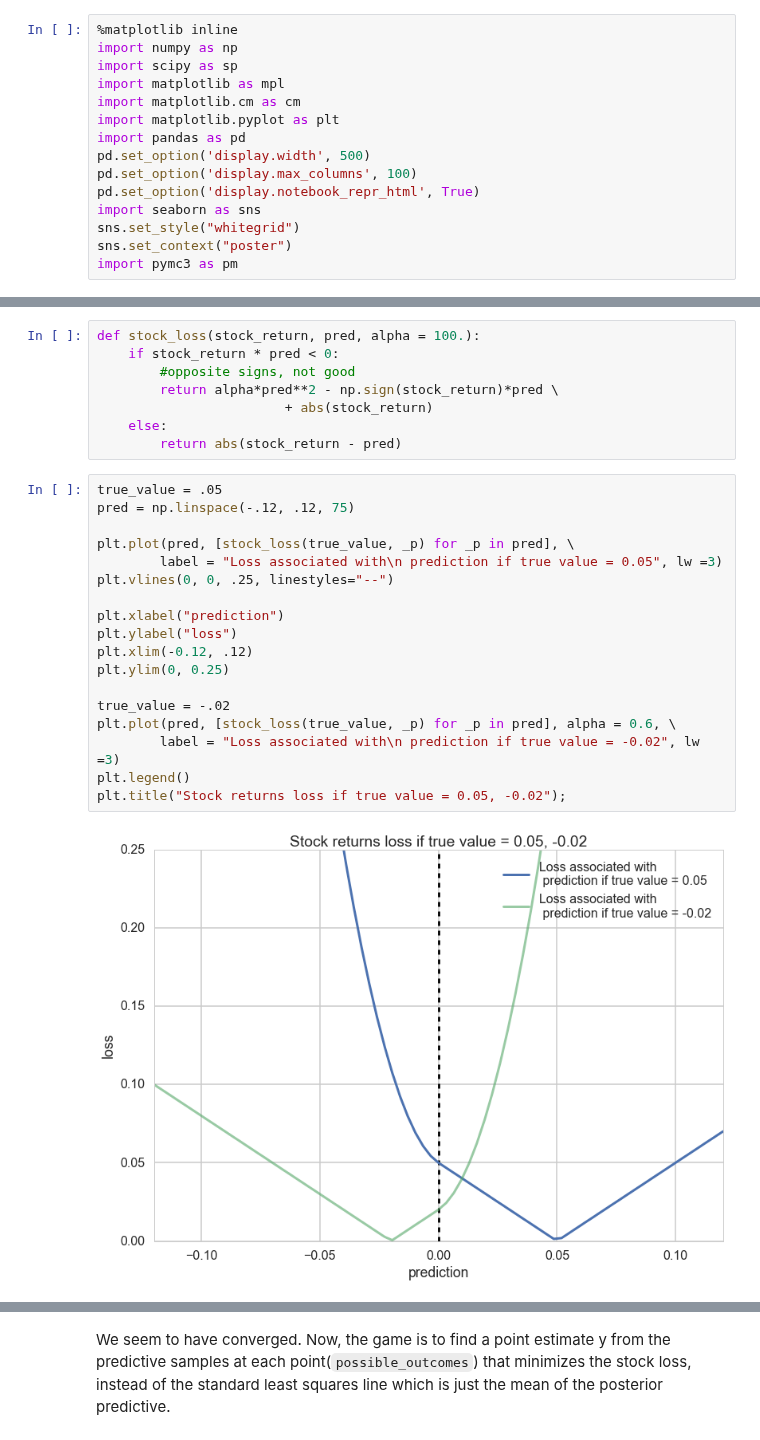
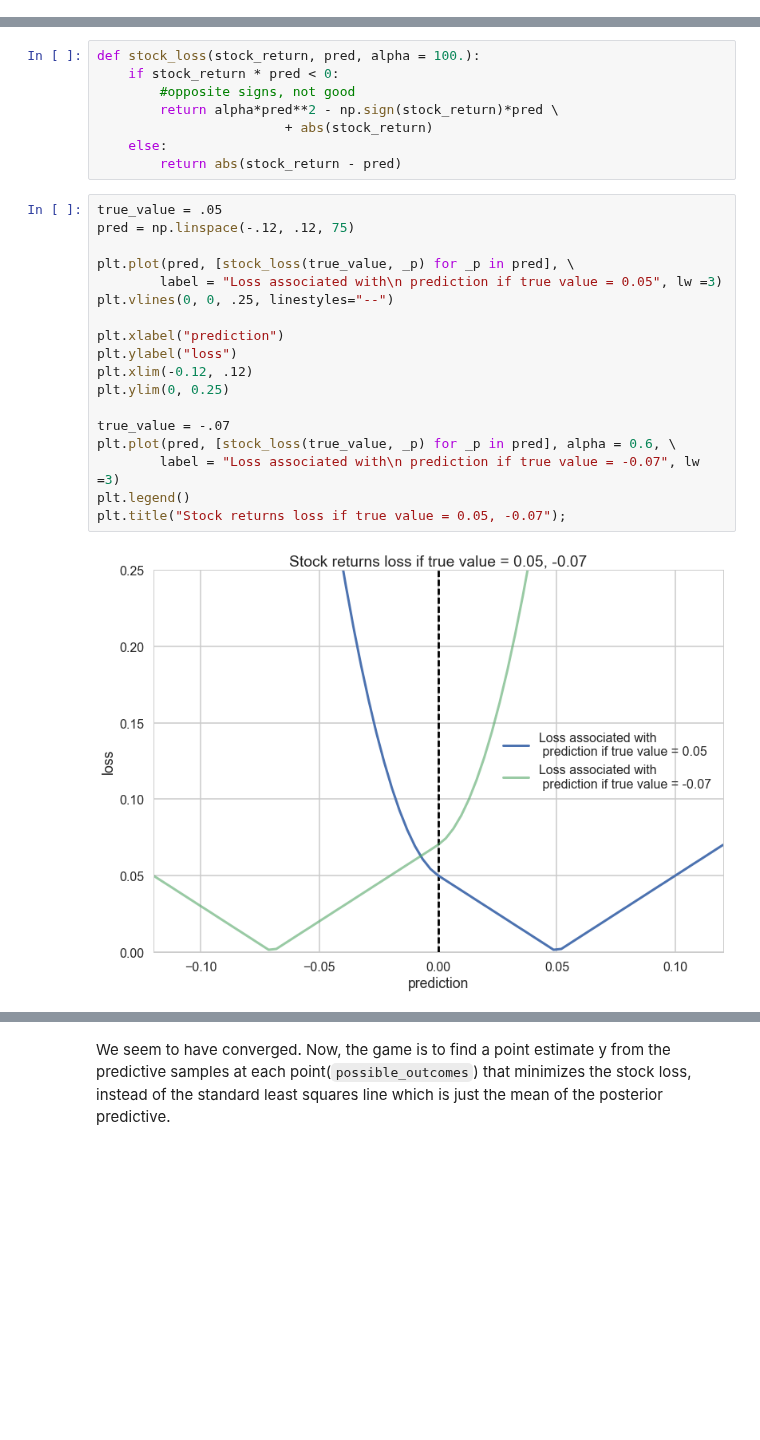
Before and after one commit to wclaybaugh/2017, a Jupyter notebook: wiki/utilityorrisk.ipynb, the cells around one changed output, grey strips where cells are left out. Cells and saved outputs as stored; diff of their text form; blank space fills up the shorter version.

```diff
--- a/wiki/utilityorrisk.ipynb
+++ b/wiki/utilityorrisk.ipynb
@@ -5,15 +0,0 @@
-# %%
-%matplotlib inline
-import numpy as np
-import scipy as sp
-import matplotlib as mpl
-import matplotlib.cm as cm
-import matplotlib.pyplot as plt
-import pandas as pd
-pd.set_option('display.width', 500)
-pd.set_option('display.max_columns', 100)
-pd.set_option('display.notebook_repr_html', True)
-import seaborn as sns
-sns.set_style("whitegrid")
-sns.set_context("poster")
-import pymc3 as pm
@@ -144,21 +79,21 @@ def stock_loss(stock_return, pred, alpha = 100.):
 # %%
 true_value = .05
 pred = np.linspace(-.12, .12, 75)
 
 plt.plot(pred, [stock_loss(true_value, _p) for _p in pred], \
         label = "Loss associated with\n prediction if true value = 0.05", lw =3)
 plt.vlines(0, 0, .25, linestyles="--")
 
 plt.xlabel("prediction")
 plt.ylabel("loss")
 plt.xlim(-0.12, .12)
 plt.ylim(0, 0.25)
 
-true_value = -.02
+true_value = -.07
 plt.plot(pred, [stock_loss(true_value, _p) for _p in pred], alpha = 0.6, \
-        label = "Loss associated with\n prediction if true value = -0.02", lw =3)
+        label = "Loss associated with\n prediction if true value = -0.07", lw =3)
 plt.legend()
-plt.title("Stock returns loss if true value = 0.05, -0.02");
+plt.title("Stock returns loss if true value = 0.05, -0.07");
 # %% [output]
-[figure, old version]
+[figure, new version]
 # %% [markdown]
```
Also changed, not shown: parts of 24 cells of this notebook, 15 other files.
